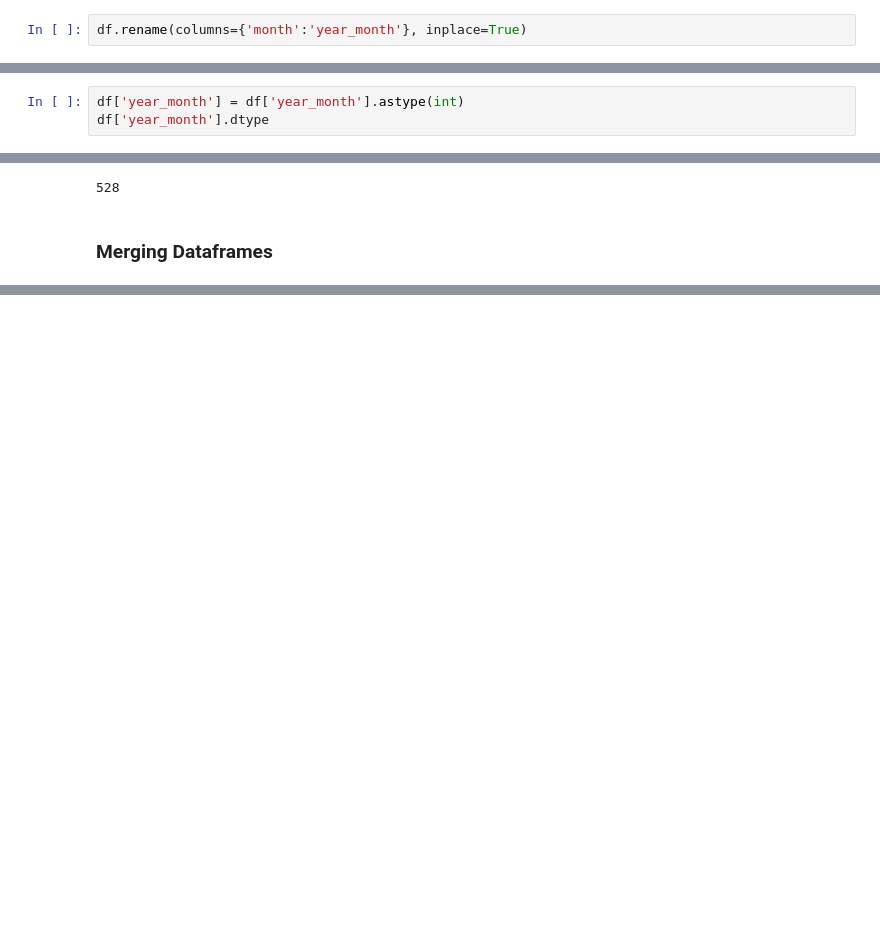
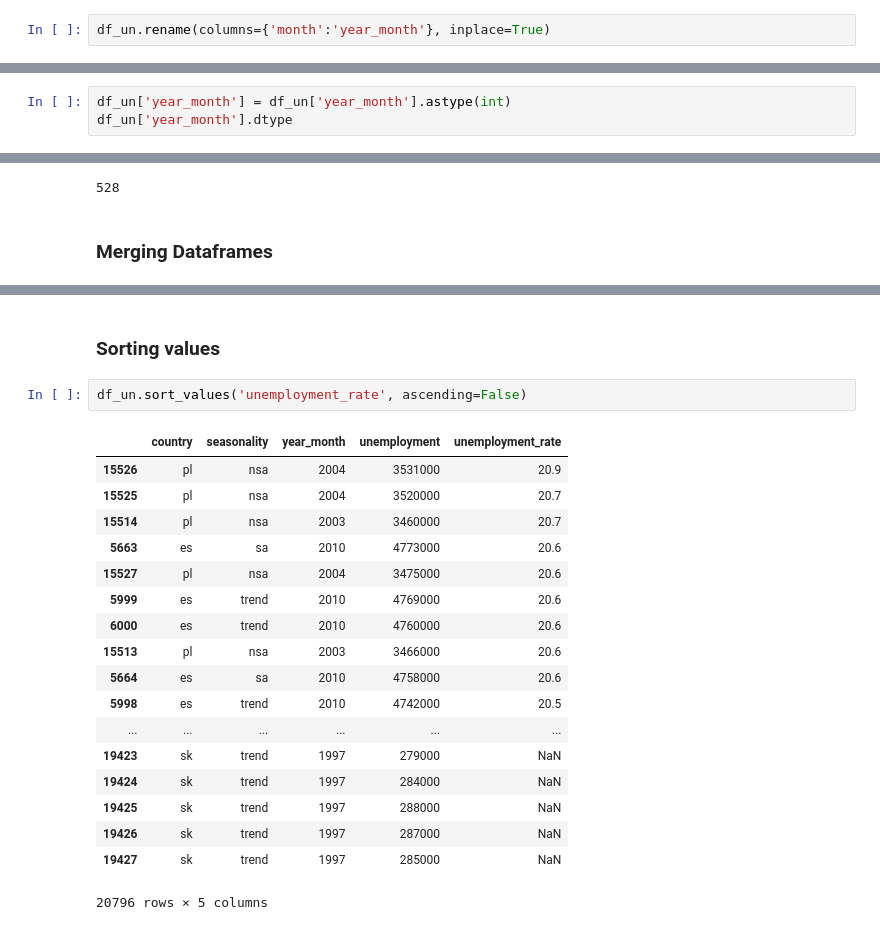
Before and after one commit to hnformentin/total_recall_crash_course, a Jupyter notebook: pandas_101.ipynb, the cells around one changed output, grey strips where cells are left out. Cells and saved outputs as stored; diff of their text form; blank space fills up the shorter version.

```diff
--- a/pandas_101.ipynb
+++ b/pandas_101.ipynb
@@ -110,5 +110,5 @@ df.head()
 | 3 | at | nsa | 1993.04 | 157000 | 4.1 |
 | 4 | at | nsa | 1993.05 | 147000 | 3.9 |
 # %%
-df.rename(columns={'month':'year_month'}, inplace=True)
+df_un.rename(columns={'month':'year_month'}, inplace=True)
 # %%
@@ -176,8 +176,8 @@ df['year_month'].dtype
 # %% [output]
 dtype('float64')
 # %%
-df['year_month'] = df['year_month'].astype(int)
-df['year_month'].dtype
+df_un['year_month'] = df_un['year_month'].astype(int)
+df_un['year_month'].dtype
 # %% [output]
 dtype('int64')
 # %% [markdown]
@@ -216,0 +246,23 @@ len(df[selection])
+# %% [markdown]
+### Sorting values
+# %%
+df_un.sort_values('unemployment_rate', ascending=False)
+# %% [output]
+|  | country | seasonality | year_month | unemployment | unemployment_rate |
+| 15526 | pl | nsa | 2004 | 3531000 | 20.9 |
+| 15525 | pl | nsa | 2004 | 3520000 | 20.7 |
+| 15514 | pl | nsa | 2003 | 3460000 | 20.7 |
+| 5663 | es | sa | 2010 | 4773000 | 20.6 |
+| 15527 | pl | nsa | 2004 | 3475000 | 20.6 |
+| 5999 | es | trend | 2010 | 4769000 | 20.6 |
+| 6000 | es | trend | 2010 | 4760000 | 20.6 |
+| 15513 | pl | nsa | 2003 | 3466000 | 20.6 |
+| 5664 | es | sa | 2010 | 4758000 | 20.6 |
+| 5998 | es | trend | 2010 | 4742000 | 20.5 |
+| ... | ... | ... | ... | ... | ... |
+| 19423 | sk | trend | 1997 | 279000 | NaN |
+| 19424 | sk | trend | 1997 | 284000 | NaN |
+| 19425 | sk | trend | 1997 | 288000 | NaN |
+| 19426 | sk | trend | 1997 | 287000 | NaN |
+| 19427 | sk | trend | 1997 | 285000 | NaN |
+20796 rows × 5 columns
```
Also changed, not shown: parts of 22 cells of this notebook.
